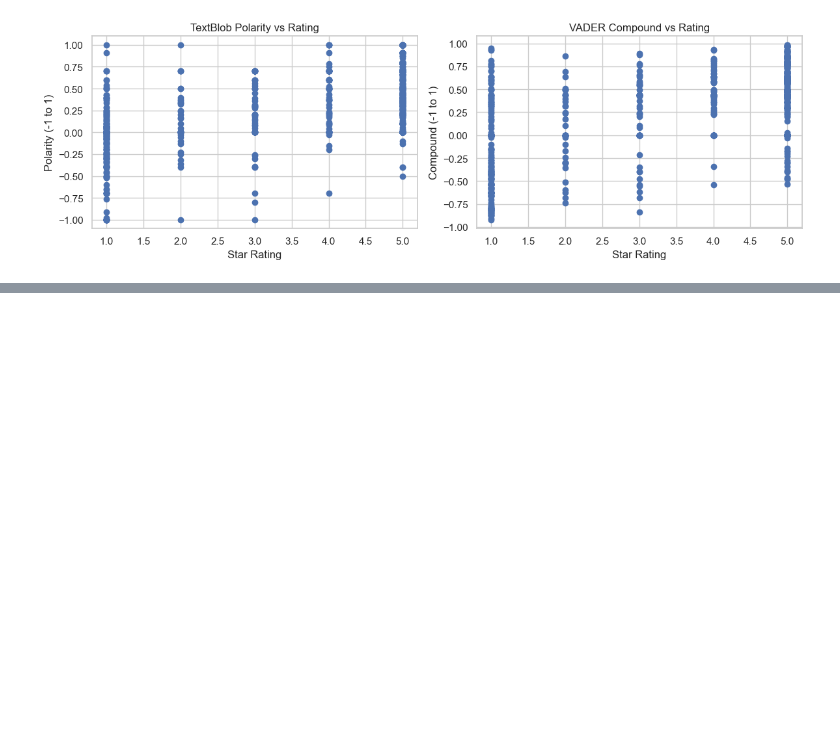
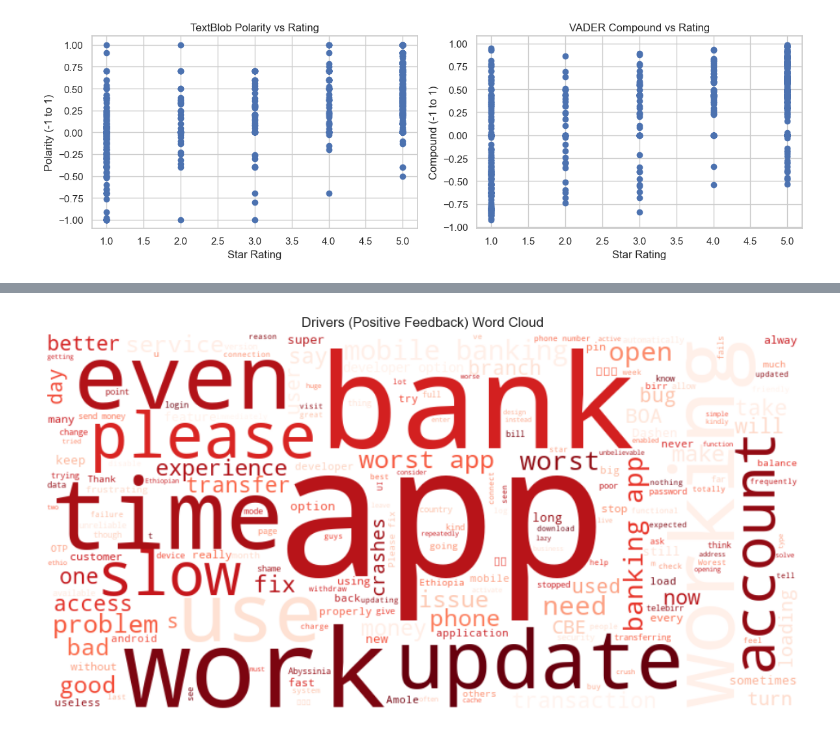
Before and after one commit to eyobedanalyst/Omega_Consultancy-wee-2, a Jupyter notebook: notebooks/Sentiment_demo.ipynb, the cells around one changed output, grey strips where cells are left out. Drawn from its saved outputs; the diff is of its cells as text; code cells hidden in the pictures; blank space fills up the shorter version.

```diff
--- a/notebooks/Sentiment_demo.ipynb
+++ b/notebooks/Sentiment_demo.ipynb
@@ -489,0 +550,16 @@ plt.show()
+# %%
+positive_reviews = " ".join(df[df["sentiment_label"]=="positive"]["review_text"].astype(str))
+negative_reviews = " ".join(df[df["sentiment_label"]=="negative"]["review_text"].astype(str))
+
+positive_wc = WordCloud(width=800, height=400, background_color='white',
+                        stopwords=stopwords, colormap='Greens').generate(positive_reviews)
+negative_wc = WordCloud(width=800, height=400, background_color='white',
+                        stopwords=stopwords, colormap='Reds').generate(negative_reviews)
+
+plt.figure(figsize=(15,6))
+plt.imshow(negative_wc, interpolation='bilinear')
+plt.axis("off")
+plt.title("Drivers (Positive Feedback) Word Cloud")
+plt.show()
+# %% [output]
+[figure, added]
```
Also changed, not shown: parts of 4 cells of this notebook, 9 other files.
